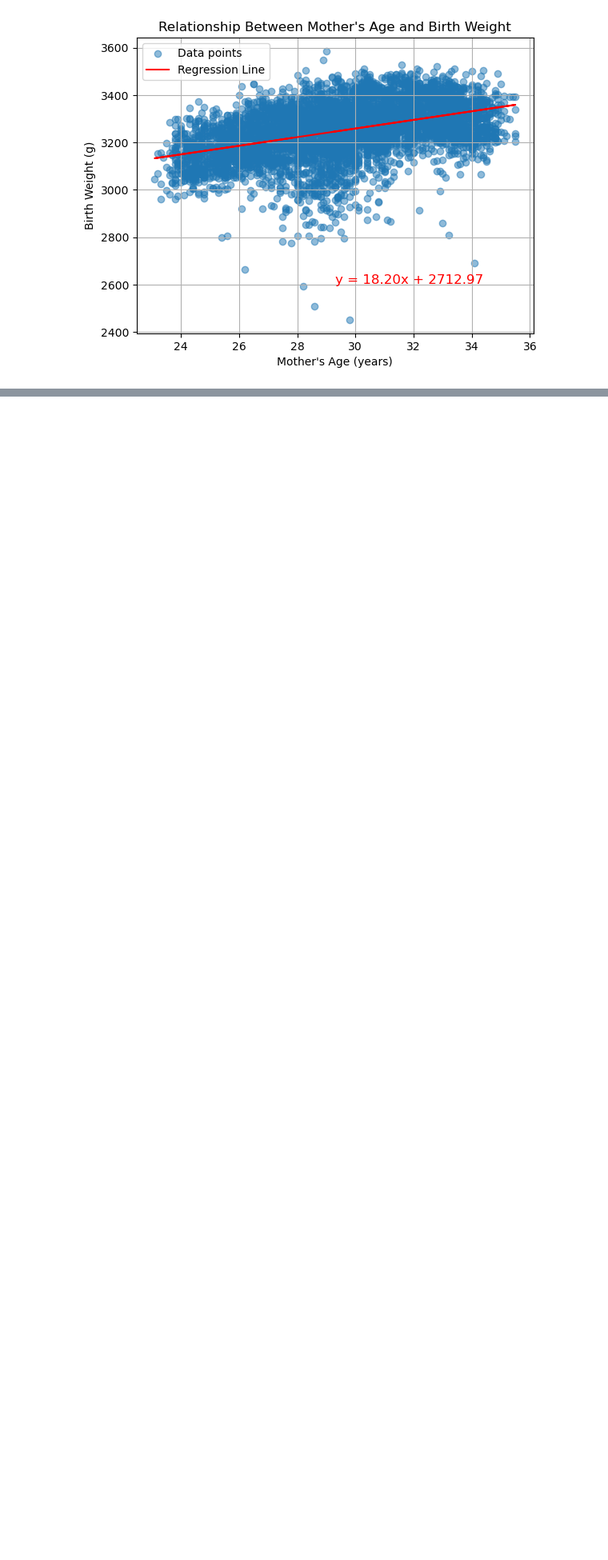
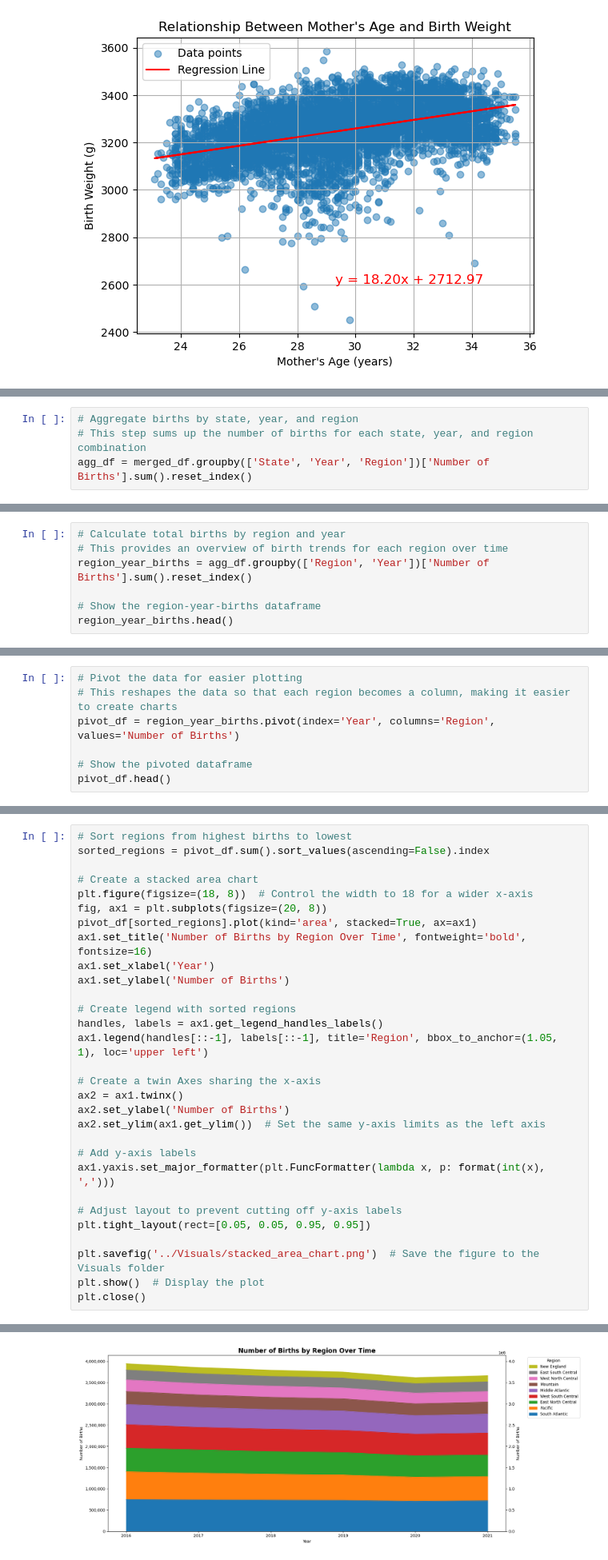
Before and after one commit to micah-11101/US-Birth-Analysis, a Jupyter notebook: JupyterNotebooks/Data_analysis.ipynb, the cells around one changed output, grey strips where cells are left out. Shown at 80% size. Cells and saved outputs as stored; diff of their text form; blank space fills up the shorter version.

Commit message:
merged Python analysis code

```diff
--- a/JupyterNotebooks/MMK.ipynb
+++ b/JupyterNotebooks/Data_analysis.ipynb
@@ -532,0 +541,4 @@ plt.show()
+# %%
+# Aggregate births by state, year, and region
+# This step sums up the number of births for each state, year, and region combination
+agg_df = merged_df.groupby(['State', 'Year', 'Region'])['Number of Births'].sum().reset_index()
@@ -532,0 +555,7 @@ plt.show()
+# %%
+# Calculate total births by region and year
+# This provides an overview of birth trends for each region over time
+region_year_births = agg_df.groupby(['Region', 'Year'])['Number of Births'].sum().reset_index()
+
+# Show the region-year-births dataframe
+region_year_births.head()
@@ -532,0 +569,7 @@ plt.show()
+# %%
+# Pivot the data for easier plotting
+# This reshapes the data so that each region becomes a column, making it easier to create charts
+pivot_df = region_year_births.pivot(index='Year', columns='Region', values='Number of Births')
+
+# Show the pivoted dataframe
+pivot_df.head()
@@ -532,0 +584,31 @@ plt.show()
+# %%
+# Sort regions from highest births to lowest
+sorted_regions = pivot_df.sum().sort_values(ascending=False).index
+
+# Create a stacked area chart
+plt.figure(figsize=(18, 8))  # Control the width to 18 for a wider x-axis
+fig, ax1 = plt.subplots(figsize=(20, 8))
+pivot_df[sorted_regions].plot(kind='area', stacked=True, ax=ax1)
+ax1.set_title('Number of Births by Region Over Time', fontweight='bold', fontsize=16)
+ax1.set_xlabel('Year')
+ax1.set_ylabel('Number of Births')
+
+# Create legend with sorted regions
+handles, labels = ax1.get_legend_handles_labels()
+ax1.legend(handles[::-1], labels[::-1], title='Region', bbox_to_anchor=(1.05, 1), loc='upper left')
+
+# Create a twin Axes sharing the x-axis
+ax2 = ax1.twinx()
+ax2.set_ylabel('Number of Births')
+ax2.set_ylim(ax1.get_ylim())  # Set the same y-axis limits as the left axis
+
+# Add y-axis labels
+ax1.yaxis.set_major_formatter(plt.FuncFormatter(lambda x, p: format(int(x), ',')))
+
+# Adjust layout to prevent cutting off y-axis labels
+plt.tight_layout(rect=[0.05, 0.05, 0.95, 0.95])
+
+plt.savefig('../Visuals/stacked_area_chart.png')  # Save the figure to the Visuals folder
+plt.show()  # Display the plot
+plt.close()
+# %% [output]
@@ -532,0 +616 @@ plt.show()
+[figure, added]
```
Also changed, not shown: parts of 27 cells of this notebook.
